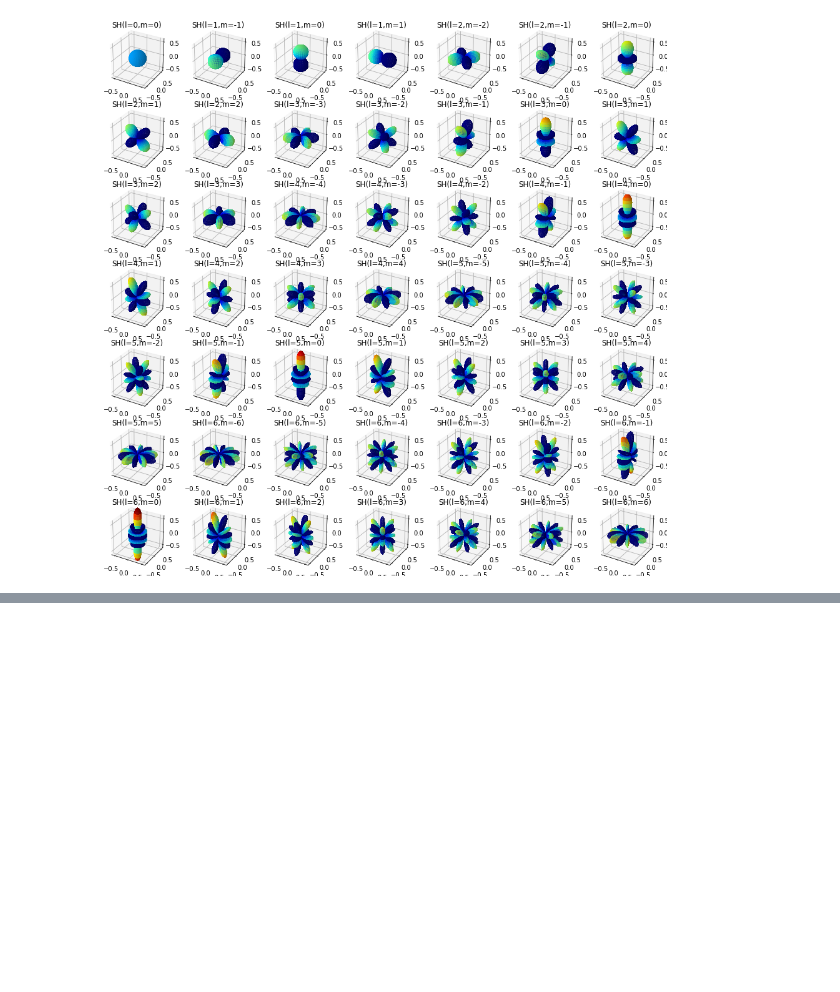
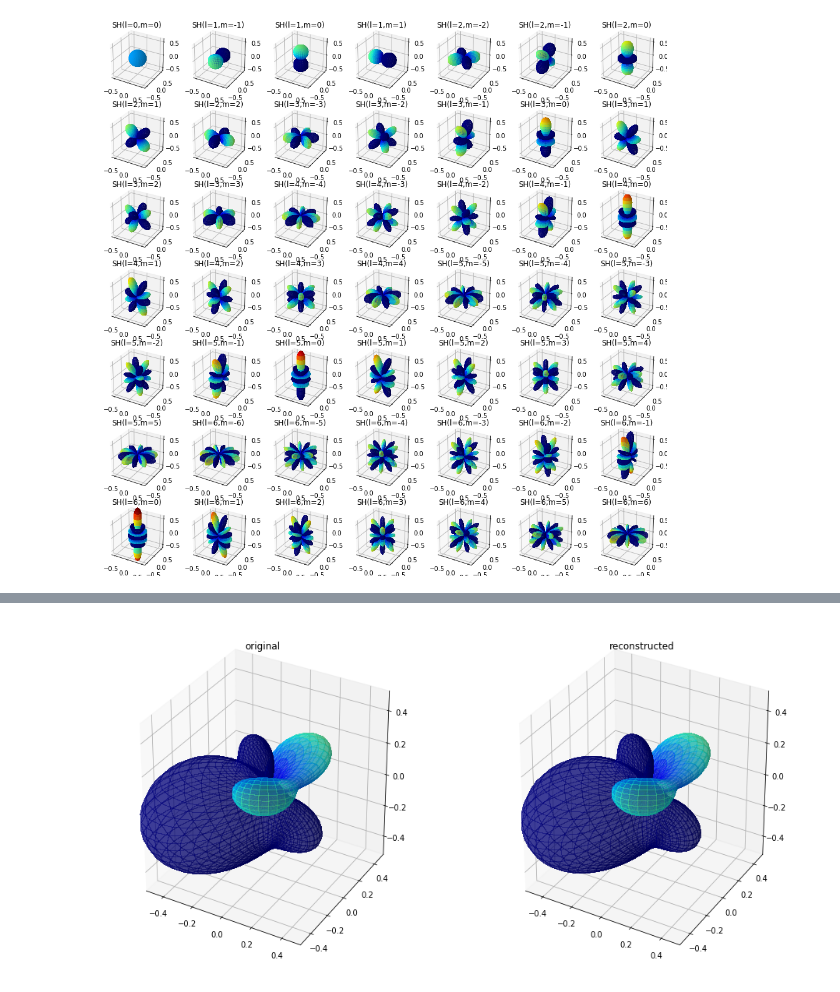
Before and after one commit to mammalwong/ml-study, a Jupyter notebook: study-spherical-harmonic.ipynb, the cells around one changed output, grey strips where cells are left out. Cells and saved outputs as stored; diff of their text form; code cells hidden in the pictures; blank space fills up the shorter version.

```diff
--- a/study-spherical-harmonic.ipynb
+++ b/study-spherical-harmonic.ipynb
@@ -130,0 +163,6 @@ plt.show()
+# %%
+X = X_input = keras.layers.Input((2,))
+X = SphericalHarmonic(1, bands=7)(X)
+M = keras.Model(X_input, X)
+M.compile('adam', 'mse')
+M.summary()
@@ -130,0 +181,14 @@ plt.show()
+# %%
+theta_, phi_ = np.linspace(0, 1, 50), np.linspace(0, 1, 50)
+theta_, phi_ = np.pi*theta_, 2*np.pi*phi_
+THETA, PHI = np.meshgrid(theta_, phi_)
+X = np.sin(THETA) * np.cos(PHI)
+Y = np.sin(THETA) * np.sin(PHI)
+Z = np.cos(THETA)
+O = original(X,Y,Z)
+M.fit(np.hstack([
+    np.reshape(THETA, [-1])[:,np.newaxis],
+    np.reshape(PHI, [-1])[:,np.newaxis]]), \
+    np.reshape(O, [-1])[:,np.newaxis], batch_size=64, epochs=50, callbacks=[
+        keras.callbacks.ReduceLROnPlateau(monitor='loss', patience=2, verbose=True)
+    ])
@@ -130,0 +214,30 @@ plt.show()
+# %%
+R = M.predict(np.hstack([
+    np.reshape(THETA, [-1])[:,np.newaxis],
+    np.reshape(PHI, [-1])[:,np.newaxis]]))
+R = np.reshape(R, O.shape)
+fig = plt.figure(figsize=(16,8))
+plot_lim = 0.5
+ax = fig.add_subplot(1,2,1, projection='3d')
+ax.set_title("original")
+ax.set_xlim((-plot_lim,plot_lim))
+ax.set_ylim((-plot_lim,plot_lim))
+ax.set_zlim((-plot_lim,plot_lim))
+ax.plot_surface(
+    abs(O)*X, abs(O)*Y, abs(O)*Z,
+    rstride=1, cstride=1,
+    facecolors=plt.cm.jet(O),
+    linewidth=0, antialiased=False, alpha=0.5)
+ax = fig.add_subplot(1,2,2, projection='3d')
+ax.set_title("reconstructed")
+ax.set_xlim((-plot_lim,plot_lim))
+ax.set_ylim((-plot_lim,plot_lim))
+ax.set_zlim((-plot_lim,plot_lim))
+ax.plot_surface(
+    abs(R)*X, abs(R)*Y, abs(R)*Z,
+    rstride=1, cstride=1,
+    facecolors=plt.cm.jet(R),
+    linewidth=0, antialiased=False, alpha=0.5)
+plt.show()
+# %% [output]
+[figure, added]
```
Also changed, not shown: parts of 8 cells of this notebook.
